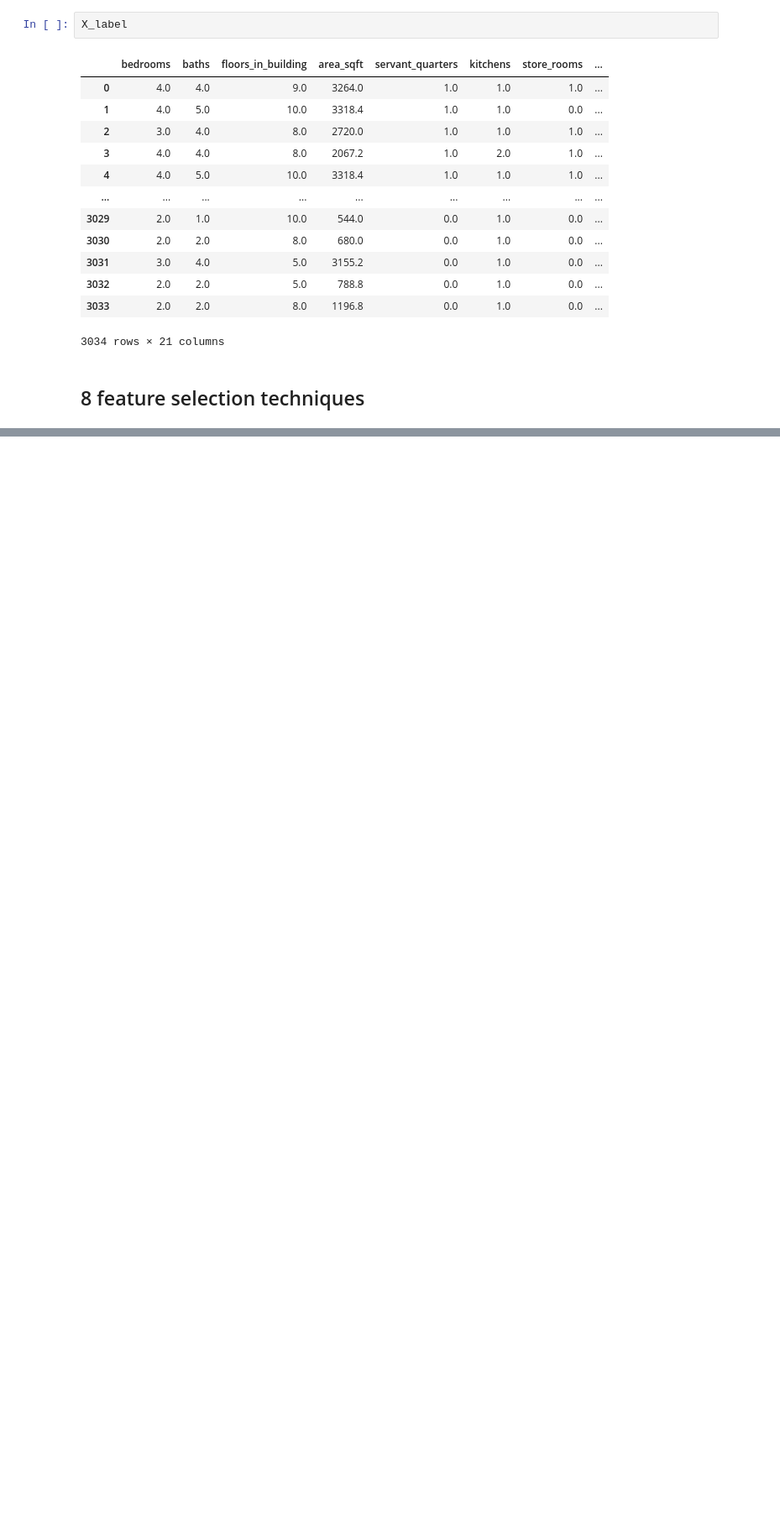
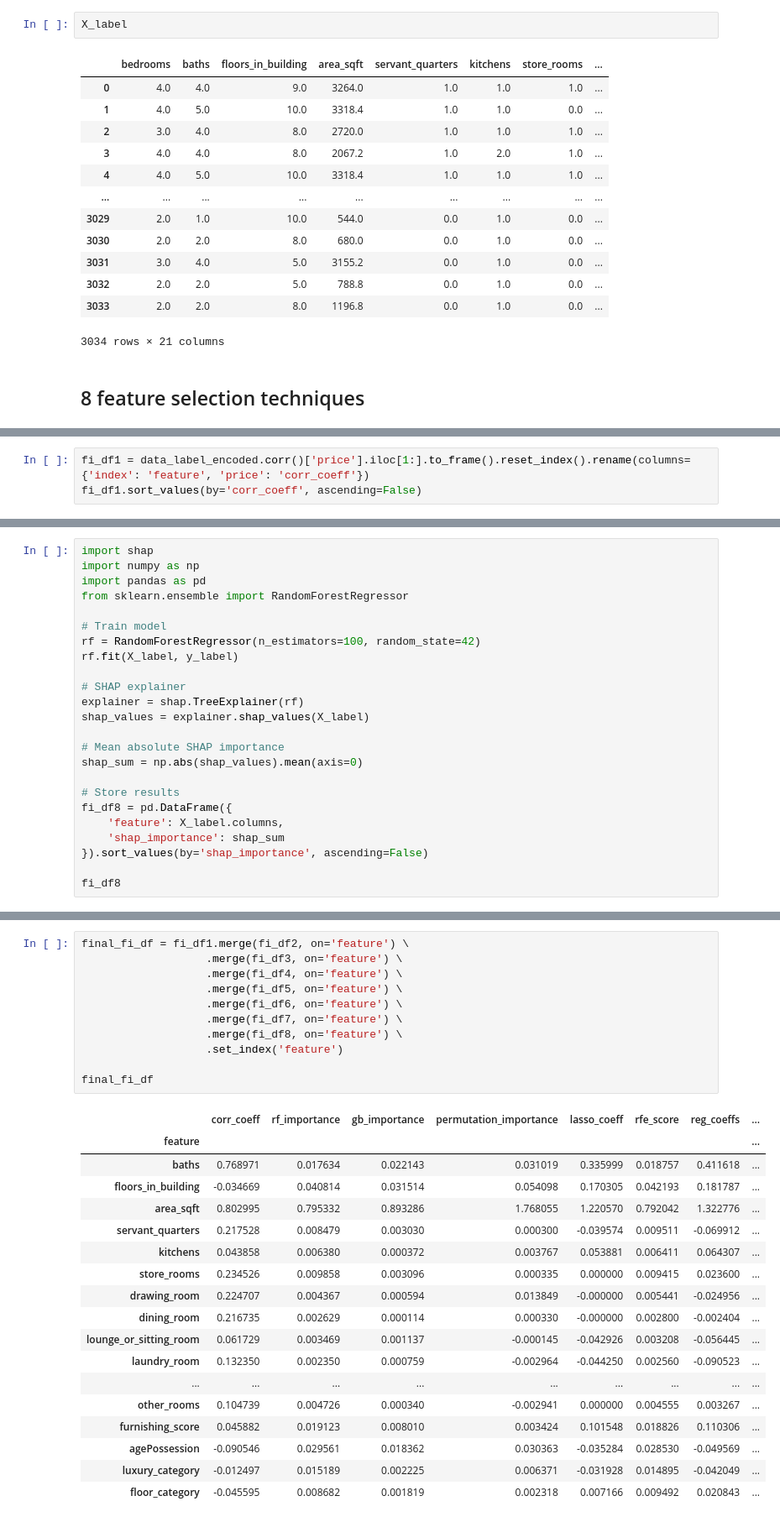
Before and after one commit to zeeshanAhmed2798/real-estate-ml-project, a Jupyter notebook: Data Cleaning/feature_selection.ipynb, the cells around one changed output, grey strips where cells are left out. Shown at 84% size. Saved outputs shown, nothing was run; the diff lists cells and outputs as text; blank space fills up the shorter version.

```diff
--- a/Data Cleaning/feature_selection.ipynb
+++ b/Data Cleaning/feature_selection.ipynb
@@ -160,0 +173,3 @@ X_label
+# %%
+fi_df1 = data_label_encoded.corr()['price'].iloc[1:].to_frame().reset_index().rename(columns={'index': 'feature', 'price': 'corr_coeff'})
+fi_df1.sort_values(by='corr_coeff', ascending=False)
@@ -160,0 +502,24 @@ X_label
+# %%
+import shap
+import numpy as np
+import pandas as pd
+from sklearn.ensemble import RandomForestRegressor
+
+# Train model
+rf = RandomForestRegressor(n_estimators=100, random_state=42)
+rf.fit(X_label, y_label)
+
+# SHAP explainer
+explainer = shap.TreeExplainer(rf)
+shap_values = explainer.shap_values(X_label)
+
+# Mean absolute SHAP importance
+shap_sum = np.abs(shap_values).mean(axis=0)
+
+# Store results
+fi_df8 = pd.DataFrame({
+    'feature': X_label.columns,
+    'shap_importance': shap_sum
+}).sort_values(by='shap_importance', ascending=False)
+
+fi_df8
@@ -160,0 +544,30 @@ X_label
+# %%
+final_fi_df = fi_df1.merge(fi_df2, on='feature') \
+                   .merge(fi_df3, on='feature') \
+                   .merge(fi_df4, on='feature') \
+                   .merge(fi_df5, on='feature') \
+                   .merge(fi_df6, on='feature') \
+                   .merge(fi_df7, on='feature') \
+                   .merge(fi_df8, on='feature') \
+                   .set_index('feature')
+
+final_fi_df
+# %% [output]
+|  | corr_coeff | rf_importance | gb_importance | permutation_importance | lasso_coeff | rfe_score | reg_coeffs | ... |
+| feature |  |  |  |  |  |  |  | ... |
+| baths | 0.768971 | 0.017634 | 0.022143 | 0.031019 | 0.335999 | 0.018757 | 0.411618 | ... |
+| floors_in_building | -0.034669 | 0.040814 | 0.031514 | 0.054098 | 0.170305 | 0.042193 | 0.181787 | ... |
+| area_sqft | 0.802995 | 0.795332 | 0.893286 | 1.768055 | 1.220570 | 0.792042 | 1.322776 | ... |
+| servant_quarters | 0.217528 | 0.008479 | 0.003030 | 0.000300 | -0.039574 | 0.009511 | -0.069912 | ... |
+| kitchens | 0.043858 | 0.006380 | 0.000372 | 0.003767 | 0.053881 | 0.006411 | 0.064307 | ... |
+| store_rooms | 0.234526 | 0.009858 | 0.003096 | 0.000335 | 0.000000 | 0.009415 | 0.023600 | ... |
+| drawing_room | 0.224707 | 0.004367 | 0.000594 | 0.013849 | -0.000000 | 0.005441 | -0.024956 | ... |
+| dining_room | 0.216735 | 0.002629 | 0.000114 | 0.000330 | -0.000000 | 0.002800 | -0.002404 | ... |
+| lounge_or_sitting_room | 0.061729 | 0.003469 | 0.001137 | -0.000145 | -0.042926 | 0.003208 | -0.056445 | ... |
+| laundry_room | 0.132350 | 0.002350 | 0.000759 | -0.002964 | -0.044250 | 0.002560 | -0.090523 | ... |
+| ... | ... | ... | ... | ... | ... | ... | ... | ... |
+| other_rooms | 0.104739 | 0.004726 | 0.000340 | -0.002941 | 0.000000 | 0.004555 | 0.003267 | ... |
+| furnishing_score | 0.045882 | 0.019123 | 0.008010 | 0.003424 | 0.101548 | 0.018826 | 0.110306 | ... |
+| agePossession | -0.090546 | 0.029561 | 0.018362 | 0.030363 | -0.035284 | 0.028530 | -0.049569 | ... |
+| luxury_category | -0.012497 | 0.015189 | 0.002225 | 0.006371 | -0.031928 | 0.014895 | -0.042049 | ... |
+| floor_category | -0.045595 | 0.008682 | 0.001819 | 0.002318 | 0.007166 | 0.009492 | 0.020843 | ... |
```
Also changed, not shown: parts of 28 cells of this notebook, 1 other file.
